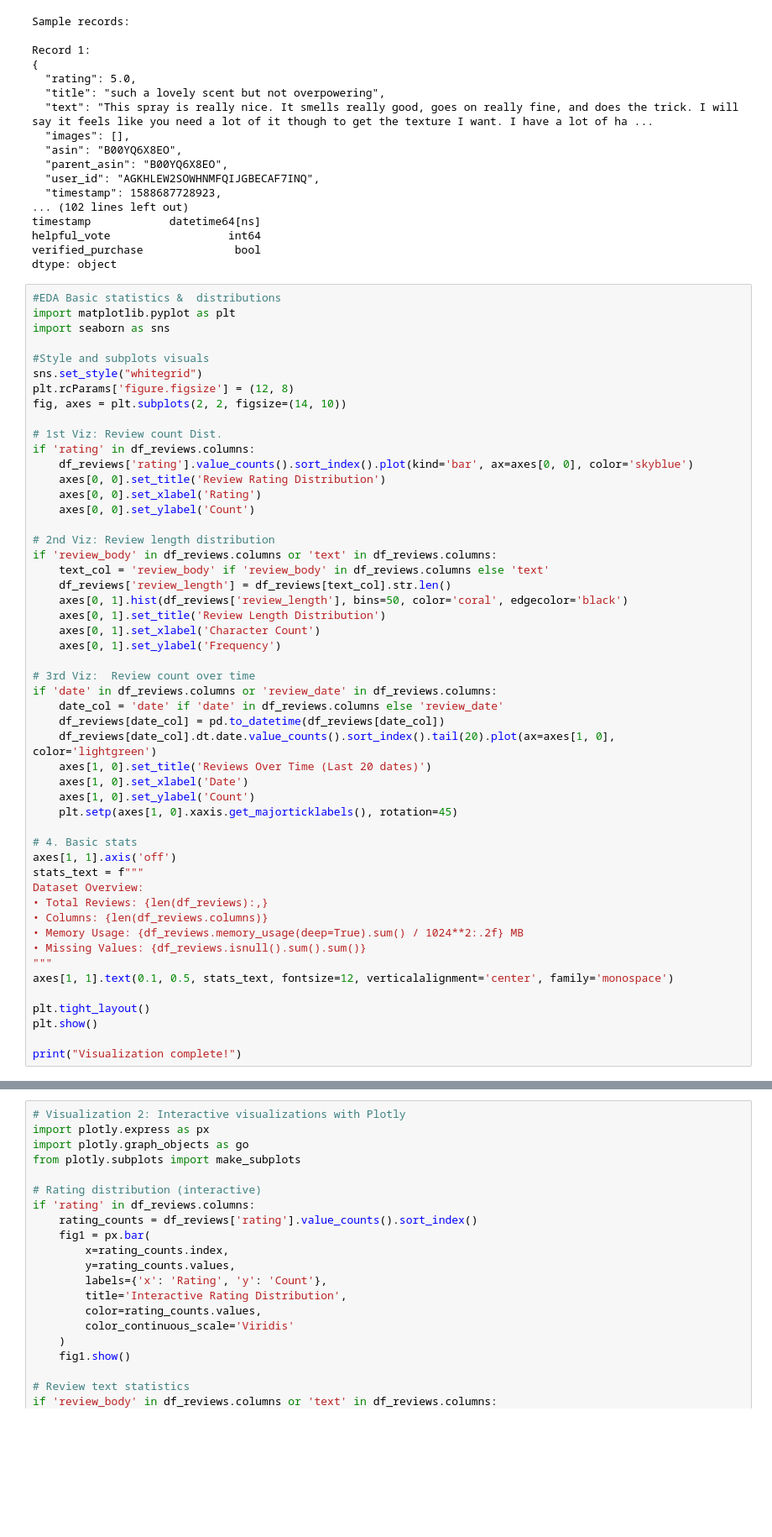
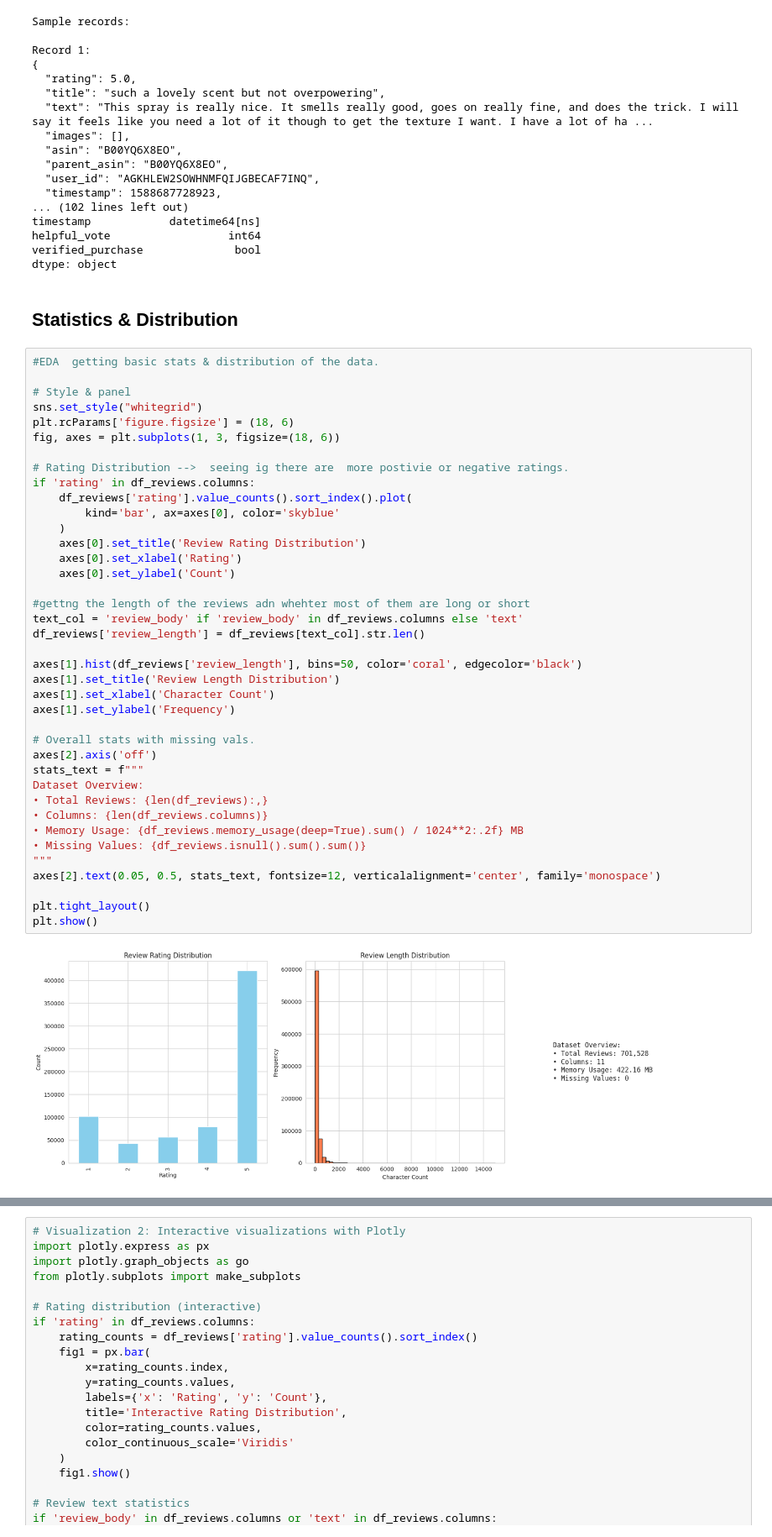
Before and after one commit to CarolineDelva-GU/Topic_Modeling_on_Amazon_Reviews-, a Jupyter notebook: code/8_eda.ipynb, the cells around one changed output, grey strips where cells are left out. Shown at 84% size. Cells and saved outputs as stored; diff of their text form; blank space fills up the shorter version.

Commit message:
added eda distribution and stats figure

```diff
--- a/code/8_eda.ipynb
+++ b/code/8_eda.ipynb
@@ -55,54 +60,46 @@ timestamp            datetime64[ns]
 helpful_vote                  int64
 verified_purchase              bool
 dtype: object
+# %% [markdown]
+## Statistics & Distribution
 # %%
-#EDA Basic statistics &  distributions
-import matplotlib.pyplot as plt
-import seaborn as sns
+#EDA  getting basic stats & distribution of the data.
 
-#Style and subplots visuals
+# Style & panel
 sns.set_style("whitegrid")
-plt.rcParams['figure.figsize'] = (12, 8)
-fig, axes = plt.subplots(2, 2, figsize=(14, 10))
+plt.rcParams['figure.figsize'] = (18, 6)
+fig, axes = plt.subplots(1, 3, figsize=(18, 6))
 
-# 1st Viz: Review count Dist.
+# Rating Distribution -->  seeing ig there are  more postivie or negative ratings.
 if 'rating' in df_reviews.columns:
-    df_reviews['rating'].value_counts().sort_index().plot(kind='bar', ax=axes[0, 0], color='skyblue')
-    axes[0, 0].set_title('Review Rating Distribution')
-    axes[0, 0].set_xlabel('Rating')
-    axes[0, 0].set_ylabel('Count')
+    df_reviews['rating'].value_counts().sort_index().plot(
+        kind='bar', ax=axes[0], color='skyblue'
+    )
+    axes[0].set_title('Review Rating Distribution')
+    axes[0].set_xlabel('Rating')
+    axes[0].set_ylabel('Count')
 
-# 2nd Viz: Review length distribution
-if 'review_body' in df_reviews.columns or 'text' in df_reviews.columns:
-    text_col = 'review_body' if 'review_body' in df_reviews.columns else 'text'
-    df_reviews['review_length'] = df_reviews[text_col].str.len()
-    axes[0, 1].hist(df_reviews['review_length'], bins=50, color='coral', edgecolor='black')
-    axes[0, 1].set_title('Review Length Distribution')
-    axes[0, 1].set_xlabel('Character Count')
-    axes[0, 1].set_ylabel('Frequency')
+#gettng the length of the reviews adn whehter most of them are long or short
+text_col = 'review_body' if 'review_body' in df_reviews.columns else 'text'
+df_reviews['review_length'] = df_reviews[text_col].str.len()
 
-# 3rd Viz:  Review count over time
-if 'date' in df_reviews.columns or 'review_date' in df_reviews.columns:
-    date_col = 'date' if 'date' in df_reviews.columns else 'review_date'
-    df_reviews[date_col] = pd.to_datetime(df_reviews[date_col])
-    df_reviews[date_col].dt.date.value_counts().sort_index().tail(20).plot(ax=axes[1, 0], color='lightgreen')
-    axes[1, 0].set_title('Reviews Over Time (Last 20 dates)')
-    axes[1, 0].set_xlabel('Date')
-    axes[1, 0].set_ylabel('Count')
-    plt.setp(axes[1, 0].xaxis.get_majorticklabels(), rotation=45)
+axes[1].hist(df_reviews['review_length'], bins=50, color='coral', edgecolor='black')
+axes[1].set_title('Review Length Distribution')
+axes[1].set_xlabel('Character Count')
+axes[1].set_ylabel('Frequency')
 
-# 4. Basic stats
-axes[1, 1].axis('off')
+# Overall stats with missing vals.
+axes[2].axis('off')
 stats_text = f"""
 Dataset Overview:
 • Total Reviews: {len(df_reviews):,}
 • Columns: {len(df_reviews.columns)}
 • Memory Usage: {df_reviews.memory_usage(deep=True).sum() / 1024**2:.2f} MB
 • Missing Values: {df_reviews.isnull().sum().sum()}
 """
-axes[1, 1].text(0.1, 0.5, stats_text, fontsize=12, verticalalignment='center', family='monospace')
+axes[2].text(0.05, 0.5, stats_text, fontsize=12, verticalalignment='center', family='monospace')
 
 plt.tight_layout()
 plt.show()
-
-print("Visualization complete!")
+# %% [output]
+[figure, added]
```
Also changed, not shown: parts of 5 cells of this notebook, 1 other file.
